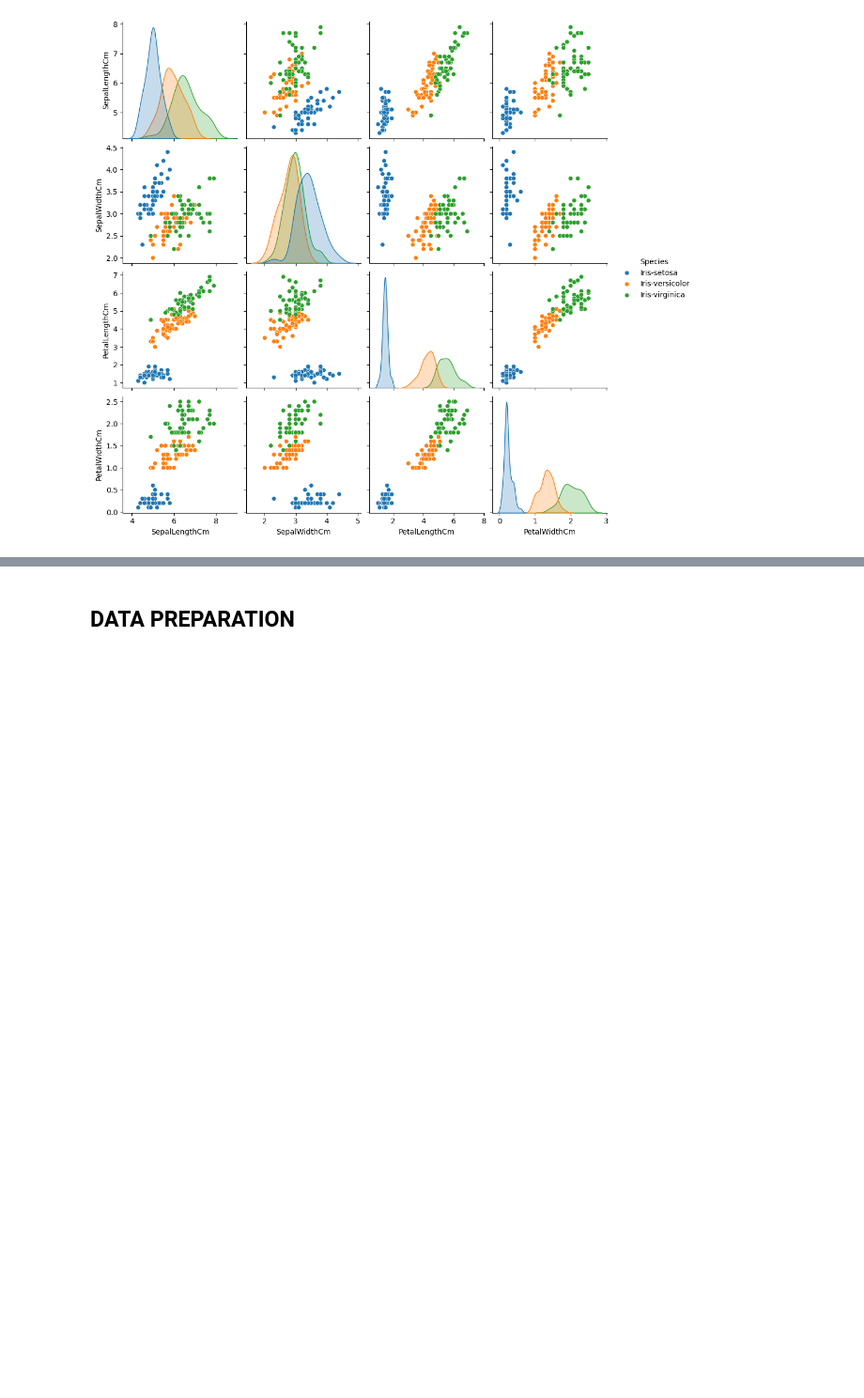
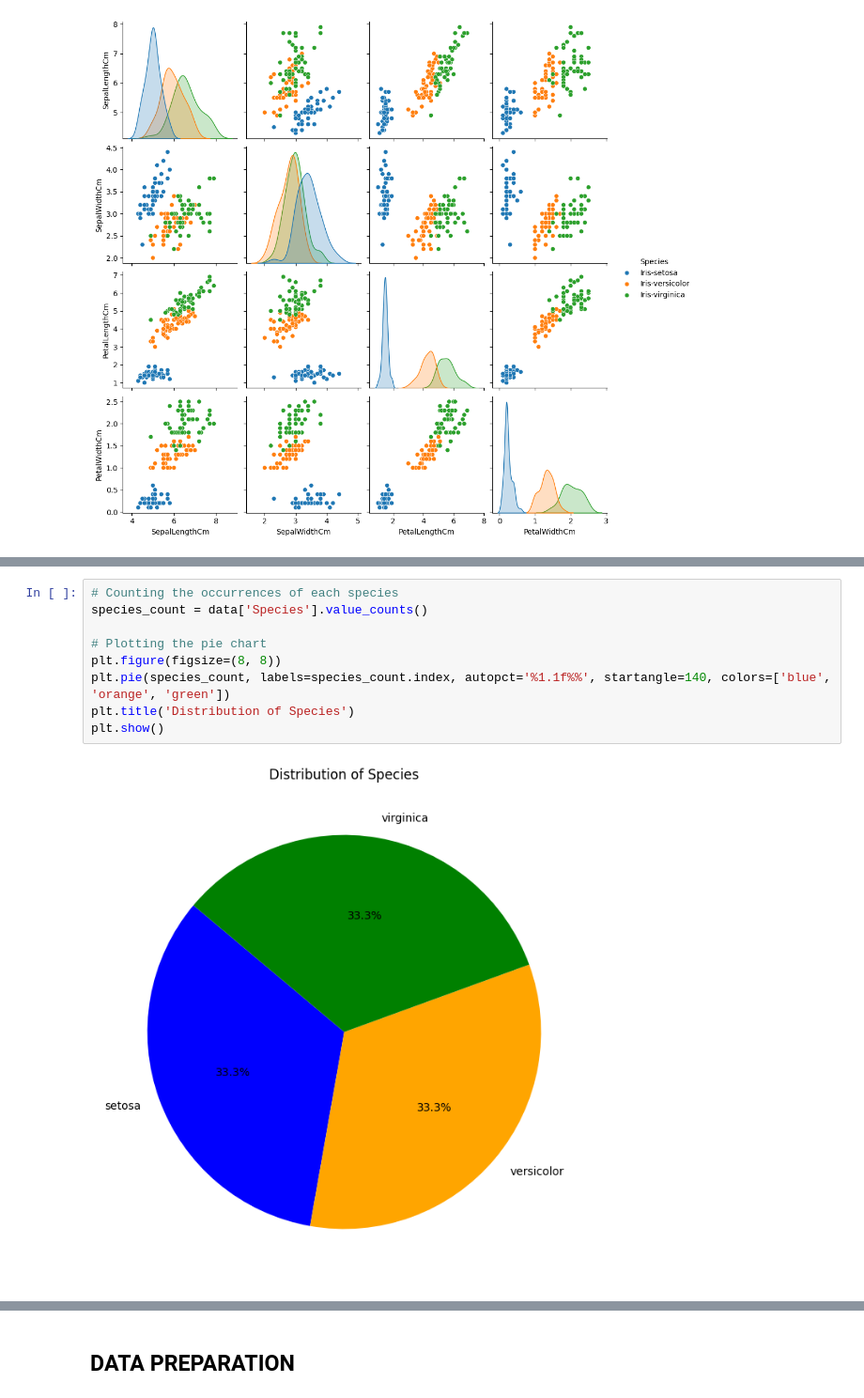
Before and after one commit to speedcode-x/OIBSIP---Iris-Flower-Classification-, a Jupyter notebook: notebook.ipynb, the cells around one changed output, grey strips where cells are left out. Shown: that part at 94% size. Drawn from its saved outputs; the diff is of its cells as text; blank space fills up the shorter version.

```diff
--- a/notebook.ipynb
+++ b/notebook.ipynb
@@ -171,0 +208,11 @@ plt.show()
+# %%
+# Counting the occurrences of each species
+species_count = data['Species'].value_counts()
+
+# Plotting the pie chart
+plt.figure(figsize=(8, 8))
+plt.pie(species_count, labels=species_count.index, autopct='%1.1f%%', startangle=140, colors=['blue', 'orange', 'green'])
+plt.title('Distribution of Species')
+plt.show()
+# %% [output]
+[figure, added]
```
Also changed, not shown: parts of 20 cells of this notebook.
